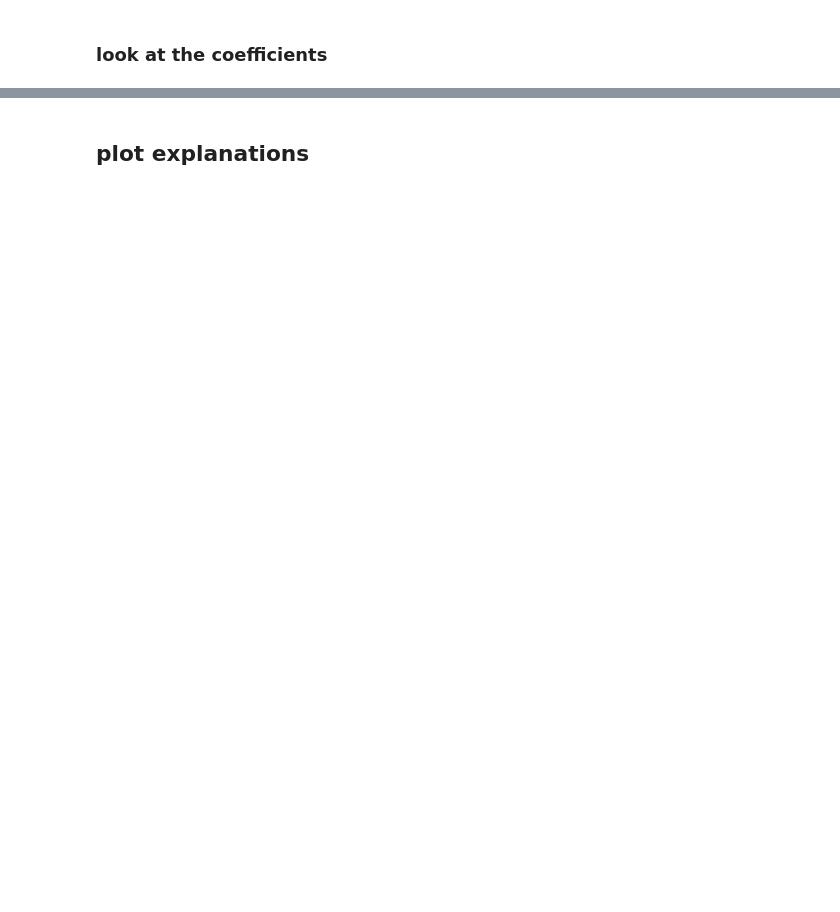
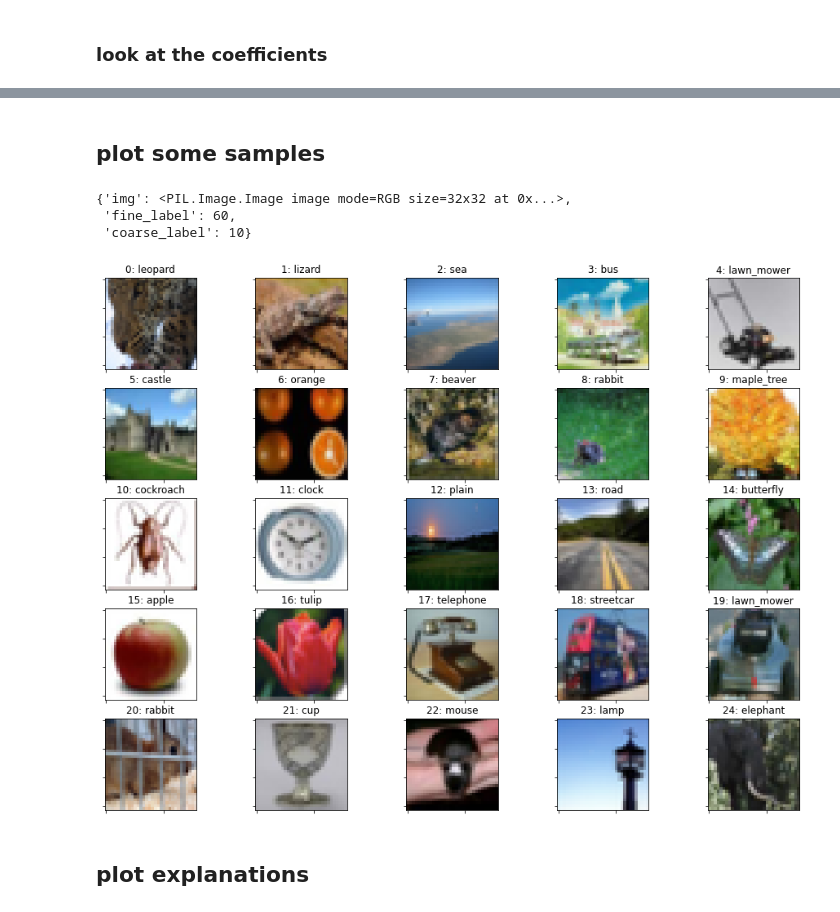
Before and after one commit to CoderPat/learning-scaffold, a Jupyter notebook: notebooks/investigate_explanations_vit.ipynb, the cells around one changed output, grey strips where cells are left out. Drawn from its saved outputs; the diff is of its cells as text; code cells hidden in the pictures; blank space fills up the shorter version.

```diff
--- a/notebooks/investigate_explanations_vit.ipynb
+++ b/notebooks/investigate_explanations_vit.ipynb
@@ -126,3 +143,24 @@ for a, b in zip(*hc.nonzero()):
+# %%
+labels = ['apple', 'aquarium_fish', 'baby', 'bear', 'beaver', 'bed', 'bee', 'beetle', 'bicycle', 'bottle', 'bowl', 'boy', 'bridge', 'bus', 'butterfly', 'camel', 'can', 'castle', 'caterpillar', 'cattle', 'chair', 'chimpanzee', 'clock', 'cloud', 'cockroach', 'couch', 'cra', 'crocodile', 'cup', 'dinosaur', 'dolphin', 'elephant', 'flatfish', 'forest', 'fox', 'girl', 'hamster', 'house', 'kangaroo', 'keyboard', 'lamp', 'lawn_mower', 'leopard', 'lion', 'lizard', 'lobster', 'man', 'maple_tree', 'motorcycle', 'mountain', 'mouse', 'mushroom', 'oak_tree', 'orange', 'orchid', 'otter', 'palm_tree', 'pear', 'pickup_truck', 'pine_tree', 'plain', 'plate', 'poppy', 'porcupine', 'possum', 'rabbit', 'raccoon', 'ray', 'road', 'rocket', 'rose', 'sea', 'seal', 'shark', 'shrew', 'skunk', 'skyscraper', 'snail', 'snake', 'spider', 'squirrel', 'streetcar', 'sunflower', 'sweet_pepper', 'table', 'tank', 'telephone', 'television', 'tiger', 'tractor', 'train', 'trout', 'tulip', 'turtle', 'wardrobe', 'whale', 'willow_tree', 'wolf', 'woman', 'worm',]
+# %% [markdown]
+## plot some samples
+# %%
+test_data[0]
+# %% [output]
+{'img': <PIL.Image.Image image mode=RGB size=32x32 at 0x...>,
+ 'fine_label': 60,
+ 'coarse_label': 10}
+# %%
+fig, axs = plt.subplots(5, 5, figsize=(16, 12))
+for i in range(25):
+    ax = axs[i//5, i%5]
+    ax.set_xticklabels([])
+    ax.set_yticklabels([])
+    sample = test_data[i+100]
+    ax.imshow(sample['img'])
+    ax.set_title('{}: {}'.format(i, labels[sample['fine_label']]))
+# %% [output]
+[figure, added]
 # %% [markdown]
 ## plot explanations
 # %%
```
Also changed, not shown: parts of 25 cells of this notebook.
